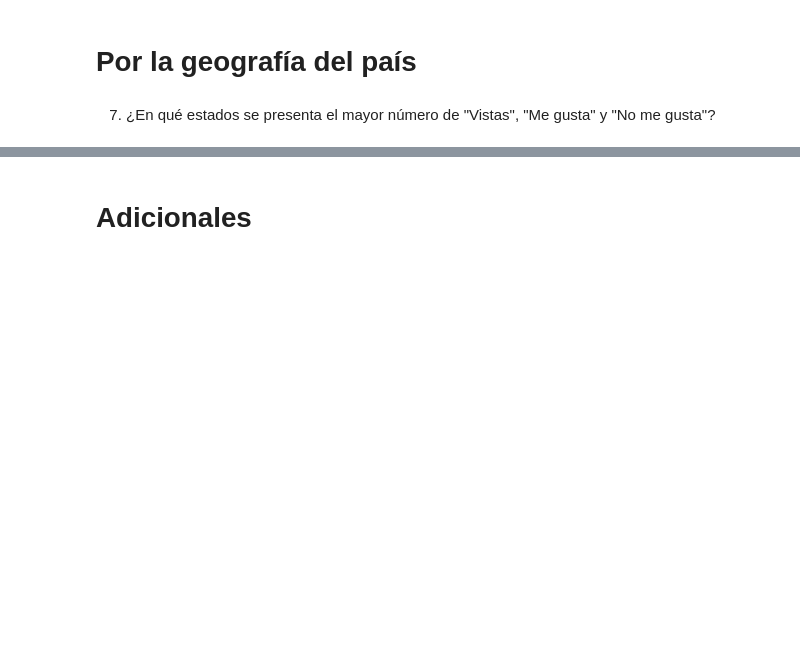
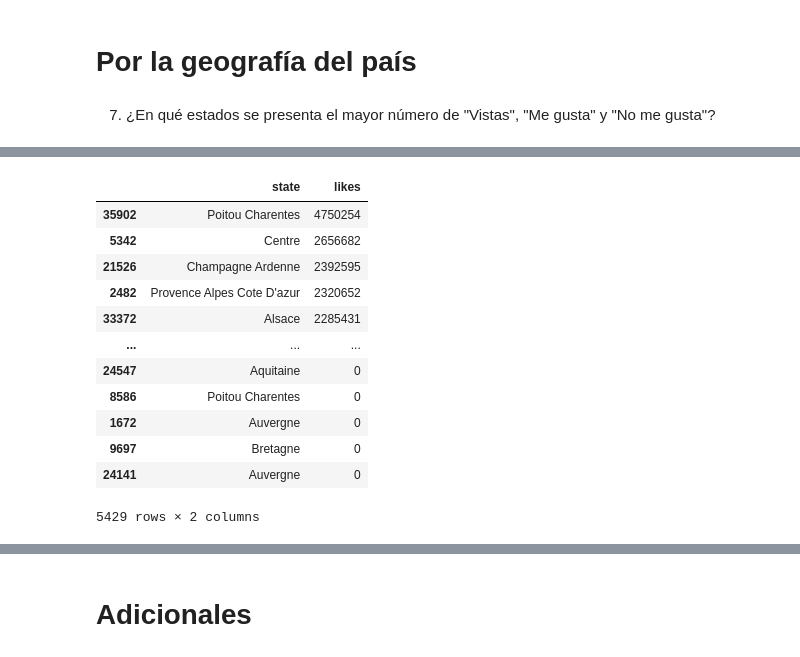
Before and after one commit to u201922331/EB-2022-1-CC50, a Jupyter notebook: code/Trabajo_Final.ipynb, the cells around one changed output, grey strips where cells are left out. Drawn from its saved outputs; the diff is of its cells as text; code cells hidden in the pictures; blank space fills up the shorter version.

```diff
--- a/code/Trabajo_Final.ipynb
+++ b/code/Trabajo_Final.ipynb
@@ -10,7 +10,7 @@ import json
 # %% [markdown]
 # **Carga de datos e inspección**
 # %%
-jDataUS = json.load(open('US_category_id.json'))
+jDataUS = json.load(open('../data/US_category_id.json'))
 for elem in jDataUS['items']:
     print(elem)
 # %% [output]
@@ -32,7 +32,7 @@ for elem in jDataUS['items']:
 {'kind': 'youtube#videoCategory', 'etag': '"m2yskBQFythfE4irbTIeOgYYfBU/0n9MJVCDLpA8q7aiGVrFsuFsd0A"', 'id': '43', 'snippet': {'channelId': 'UCBR8-60-B28hp2BmDPdntcQ', 'title': 'Shows', 'assignable':  ...
 {'kind': 'youtube#videoCategory', 'etag': '"m2yskBQFythfE4irbTIeOgYYfBU/x5NxSf5fz8hn4loSN4rvhwzD_pY"', 'id': '44', 'snippet': {'channelId': 'UCBR8-60-B28hp2BmDPdntcQ', 'title': 'Trailers', 'assignable ...
 # %%
-jData = json.load(open('FR_category_id.json'))
+jData = json.load(open('../data/FR_category_id.json'))
 for elem in jData['items']:
     print(elem)
 # %% [output]
@@ -54,8 +54,7 @@ for elem in jData['items']:
 {'kind': 'youtube#videoCategory', 'etag': '"ld9biNPKjAjgjV7EZ4EKeEGrhao/0n9MJVCDLpA8q7aiGVrFsuFsd0A"', 'id': '43', 'snippet': {'channelId': 'UCBR8-60-B28hp2BmDPdntcQ', 'title': 'Shows', 'assignable':  ...
 {'kind': 'youtube#videoCategory', 'etag': '"ld9biNPKjAjgjV7EZ4EKeEGrhao/x5NxSf5fz8hn4loSN4rvhwzD_pY"', 'id': '44', 'snippet': {'channelId': 'UCBR8-60-B28hp2BmDPdntcQ', 'title': 'Trailers', 'assignable ...
 # %%
-#data = pd.read_csv("../data/FRvideos_cc50.csv")
-data = pd.read_csv("FRvideos_cc50.csv")
+data = pd.read_csv("../data/FRvideos_cc50.csv")
 data.head()
 # %% [output]
 |  | video_id | trending_date | title | channel_title | category_id | publish_time | tags | views | likes | ... |
@@ -757,5 +756,21 @@ layoutDislikes = dict(
         lakecolor='rgb(0, 130, 255)'
     )
 )
+# %%
+data[['state', 'likes']].sort_values(by='likes', ascending=False)
+# %% [output]
+|  | state | likes |
+| 35902 | Poitou Charentes | 4750254 |
+| 5342 | Centre | 2656682 |
+| 21526 | Champagne Ardenne | 2392595 |
+| 2482 | Provence Alpes Cote D'azur | 2320652 |
+| 33372 | Alsace | 2285431 |
+| ... | ... | ... |
+| 24547 | Aquitaine | 0 |
+| 8586 | Poitou Charentes | 0 |
+| 1672 | Auvergne | 0 |
+| 9697 | Bretagne | 0 |
+| 24141 | Auvergne | 0 |
+5429 rows × 2 columns
 # %%
 configure_plotly_browser_state()
```
Also changed, not shown: parts of 3 cells of this notebook, 1 other file.
